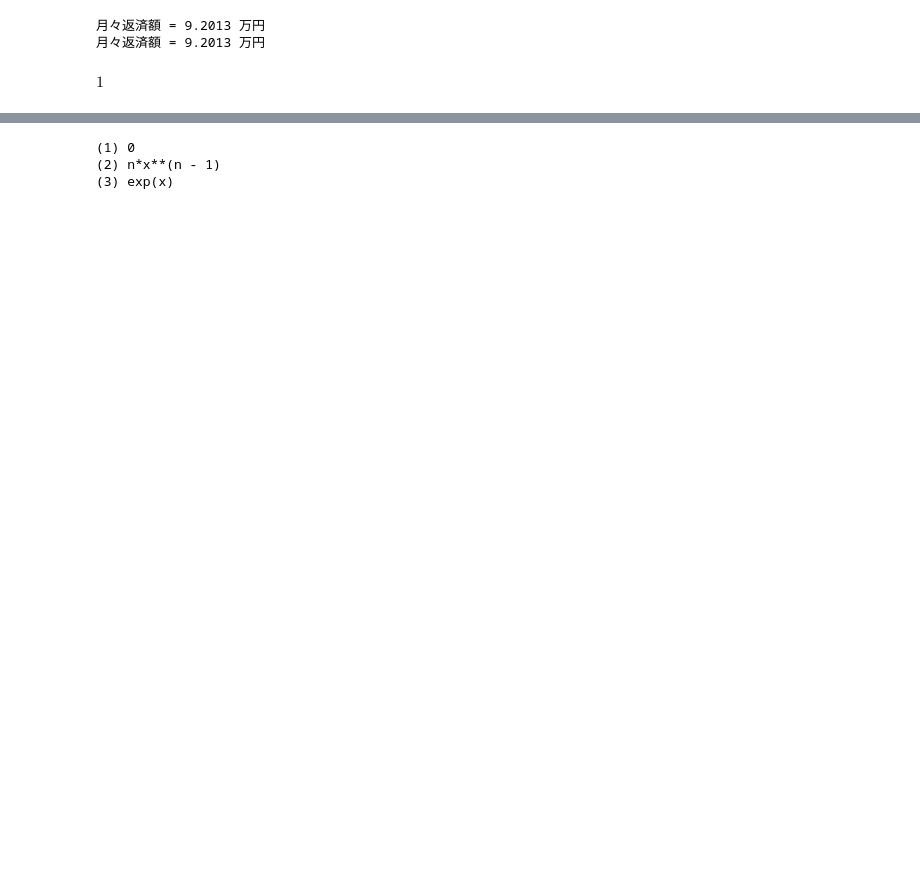
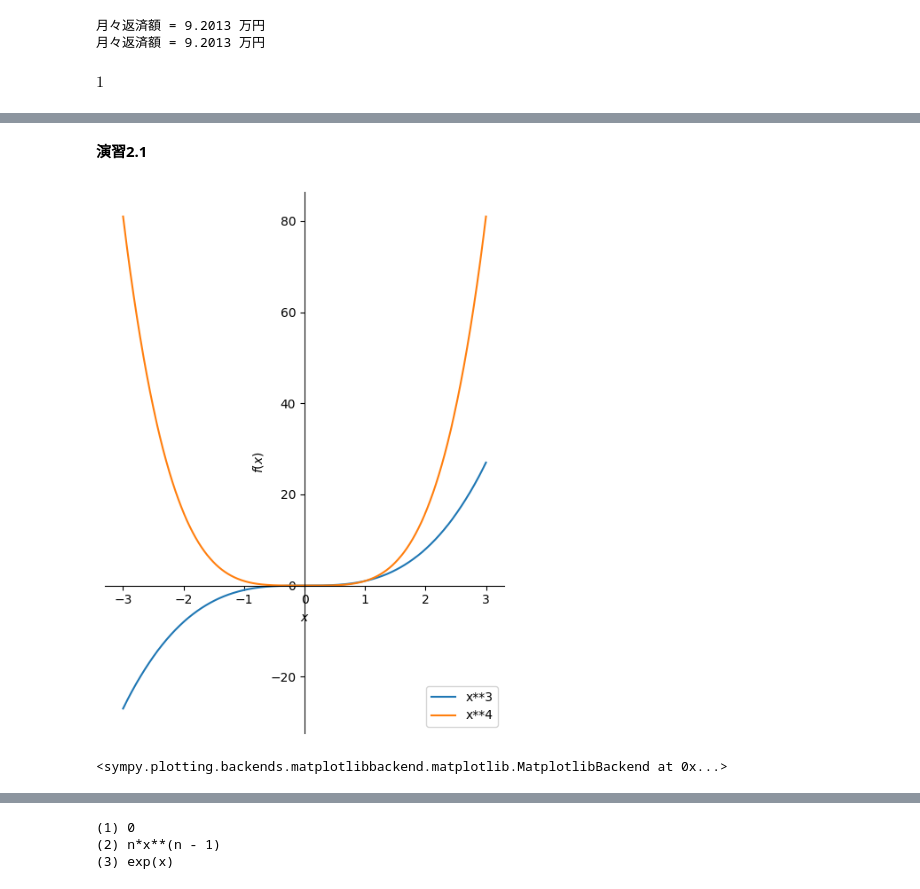
Before and after one commit to Hideki-Iwaki-TUS/CalculusText, a Jupyter notebook: Calculus0.ipynb, the cells around one changed output, grey strips where cells are left out. Saved outputs shown, nothing was run; the diff lists cells and outputs as text; code cells hidden in the pictures; blank space fills up the shorter version.

```diff
--- a/Calculus0.ipynb
+++ b/Calculus0.ipynb
@@ -824,0 +970,12 @@ plt.savefig('fig/Prob4_2.svg')
+# %% [markdown]
+**演習2.1**
+# %%
+from sympy import *
+# x = symbols('x')
+
+plot(x**3, x**4, (x, -3, 3),
+     size  =(4.8, 6.4),
+     legend = True)
+# %% [output]
+[figure, added]
+<sympy.plotting.backends.matplotlibbackend.matplotlib.MatplotlibBackend at 0x...>
```
Also changed, not shown: parts of 188 cells of this notebook.
